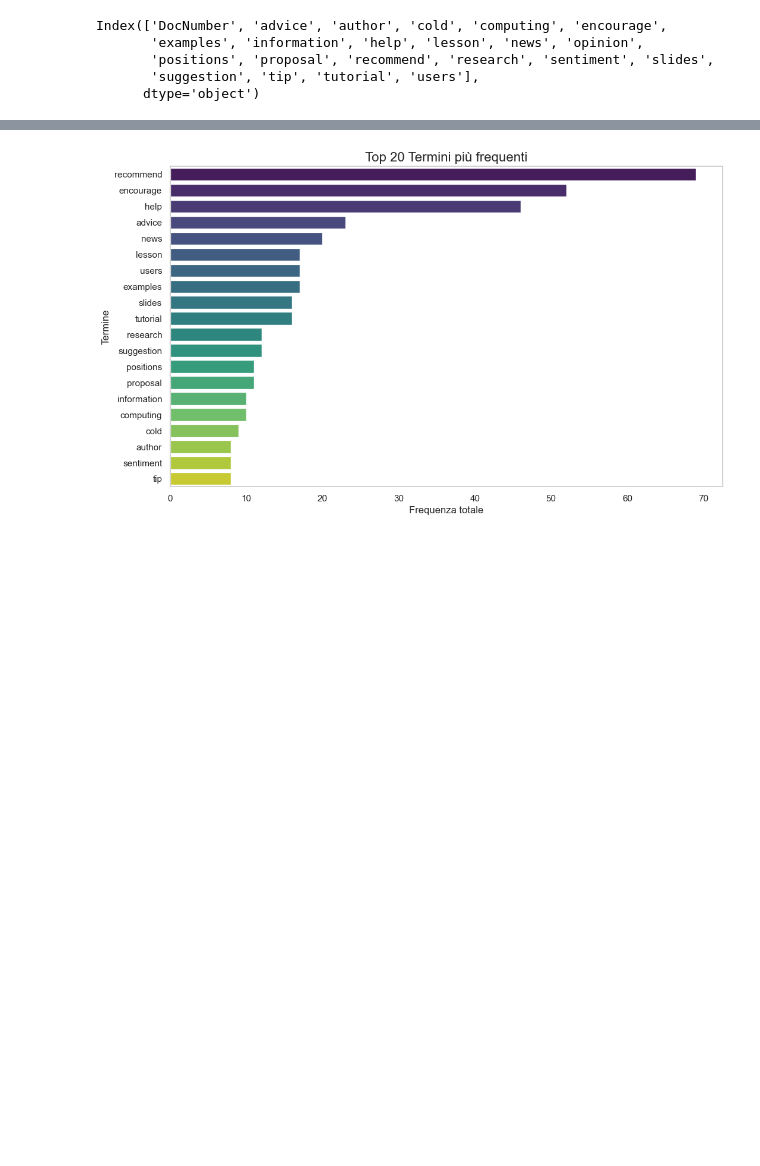
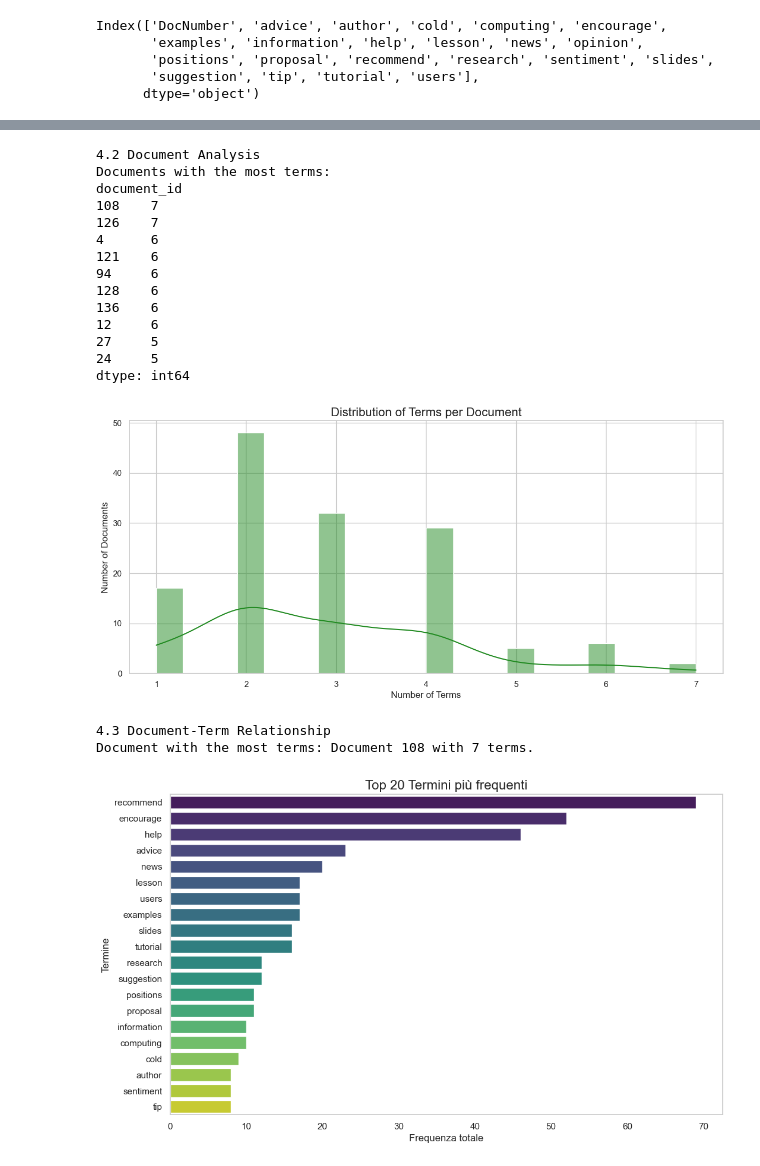
Before and after one commit to dami013/Terms, a Jupyter notebook: terms_link_analysis.ipynb, the cells around one changed output, grey strips where cells are left out. Saved outputs shown, nothing was run; the diff lists cells and outputs as text; code cells hidden in the pictures; blank space fills up the shorter version.

```diff
--- a/terms_link_analysis.ipynb
+++ b/terms_link_analysis.ipynb
@@ -154,3 +169,55 @@ plt.show()
+# %%
+# 4.2 Document analysis
+print("\n4.2 Document Analysis")
+# Count terms per document
+doc_term_count = df_long.groupby('document_id').size().sort_values(ascending=False)
+print("Documents with the most terms:")
+print(doc_term_count.head(10))
+
+# Create histogram of terms per document
+plt.figure(figsize=(14, 6))
+sns.histplot(doc_term_count, bins=20, kde=True, color='forestgreen')
+plt.title('Distribution of Terms per Document', fontsize=16)
+plt.xlabel('Number of Terms')
+plt.ylabel('Number of Documents')
+plt.grid(True)
+plt.show()
+plt.close()
+# %% [output]
+4.2 Document Analysis
+Documents with the most terms:
+document_id
+108    7
+126    7
+4      6
+121    6
+94     6
+128    6
+136    6
+12     6
+27     5
+24     5
+dtype: int64
+[figure, added]
+# %%
+# 4.3 Document-Term relationship
+print("\nDocument-Term Relationship")
+# Create a pivot table to see which documents contain which terms
+doc_term_pivot = df_long.pivot_table(
+    index='document_id',
+    columns='term',
+    values='frequency',
+    aggfunc='sum',
+    fill_value=0
+)
+
+# Answer: Which document has the most terms?
+max_terms_doc = doc_term_count.idxmax()
+max_terms_count = doc_term_count.max()
+print(f"Document with the most terms: Document {max_terms_doc} with {max_terms_count} terms.")
+# %% [output]
+4.3 Document-Term Relationship
+Document with the most terms: Document 108 with 7 terms.
 # %%
 top_terms = term_freq.head(20)
 
```
Also changed, not shown: parts of 20 cells of this notebook.
